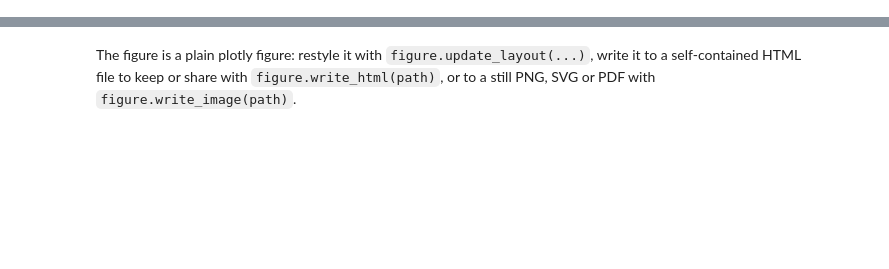
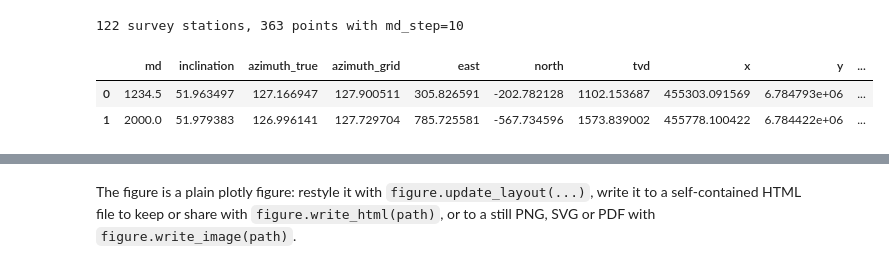
Before and after one commit to equinor/geodetic-engine, a Jupyter notebook: examples/welltrajectory_examples.ipynb, the cells around one changed output, grey strips where cells are left out. Cells and saved outputs as stored; diff of their text form; code cells hidden in the pictures; blank space fills up the shorter version.

```diff
--- a/examples/welltrajectory_examples.ipynb
+++ b/examples/welltrajectory_examples.ipynb
@@ -618,0 +75,10 @@ http://127.0.0.1:39233/Extended-reach-well-coloured-by-MD-3.html
+# %%
+every_10 = TrajectoryInput.from_csv(survey_file, md_step=10).compute()
+print(f"{len(trajectory)} survey stations, {len(every_10)} points with md_step=10")
+
+trajectory.interpolate([1234.5, 2000.0]).to_dataframe()
+# %% [output]
+122 survey stations, 363 points with md_step=10
+|  | md | inclination | azimuth_true | azimuth_grid | east | north | tvd | x | y | ... |
+| 0 | 1234.5 | 51.963497 | 127.166947 | 127.900511 | 305.826591 | -202.782128 | 1102.153687 | 455303.091569 | 6.784793e+06 | ... |
+| 1 | 2000.0 | 51.979383 | 126.996141 | 127.729704 | 785.725581 | -567.734596 | 1573.839002 | 455778.100422 | 6.784422e+06 | ... |
```
Also changed, not shown: parts of 58 cells of this notebook, 17 other files.
